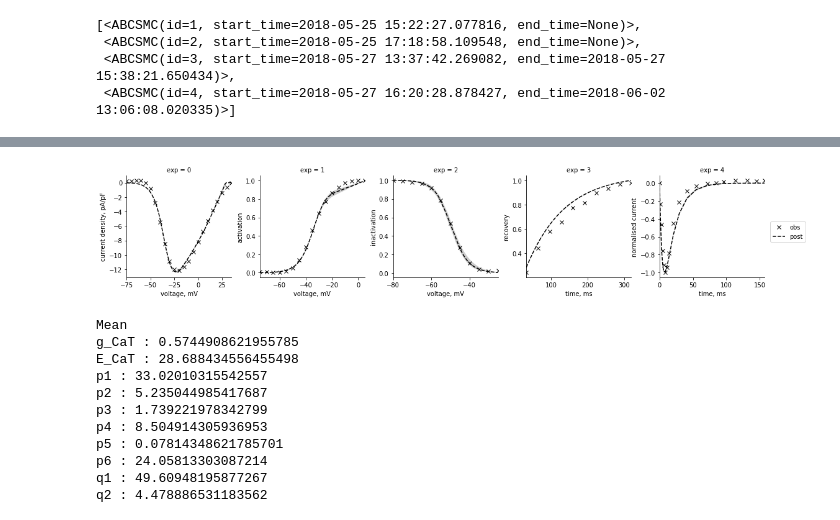
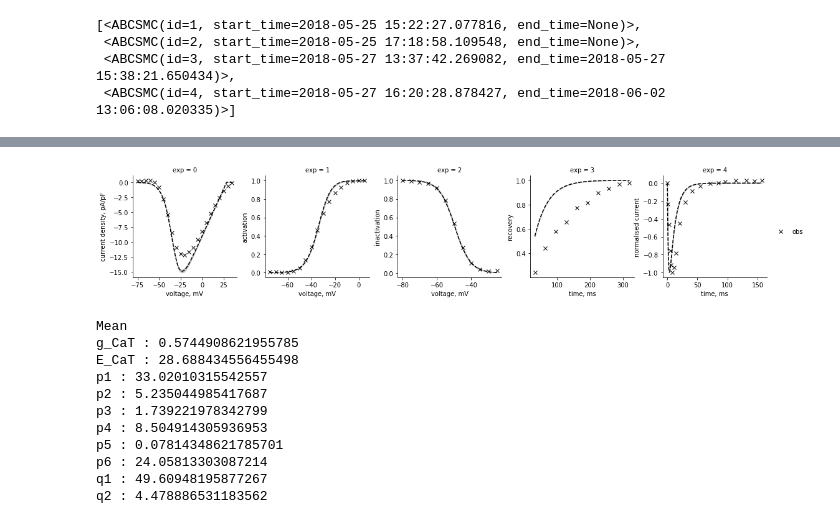
Before and after one commit to charleshouston/ion-channel-ABC, a Jupyter notebook: notebooks/hl-1_icat.ipynb, the cells around one changed output, grey strips where cells are left out. Saved outputs shown, nothing was run; the diff lists cells and outputs as text; code cells hidden in the pictures.

```diff
--- a/notebooks/hl-1_icat.ipynb
+++ b/notebooks/hl-1_icat.ipynb
@@ -26,7 +82,7 @@ ModuleNotFoundError: No module named 'pyabc_custom'
 # %% [markdown]
 # Get experimental measurements
 # %%
-myokit_python = ("/s/chouston/miniconda3/envs" +
+myokit_python = ("/scratch/cph211/miniconda3/envs" +
                  "/ion_channel_ABC/bin/python")
 args = [myokit_python, "get_measurements.py"]
 args.append('icat')
@@ -36,6 +92,7 @@ measurements = pd.read_table(BytesIO(re.stdout),
                              header=0, index_col=False)
 obs = measurements.to_dict()['y']
 exp = measurements.to_dict()['exp']
+errs = measurements.to_dict()['errs']
 # %% [markdown]
 # Set limits and generate uniform initial priors
 # %%
@@ -87,6 +230,0 @@ plot_kde_matrix(df, w, limits=limits, colorbar=False)
-# %%
-from visualization_custom import plot_sim_results
-import matplotlib.style as style
-import seaborn as sns
-sns.set(style=""
-plot_sim_results(history, "icat", n_samples=10, obs=measurements)
@@ -110,15 +431,15 @@ history.id = 4
 # %%
 from visualization_custom import plot_sim_results
-g = plot_sim_results(history, 'icat', n_samples=10, obs=measurements, original=False)
+g = plot_sim_results(history, 'icat', n_samples=200, obs=measurements, n_x=200)
 xlabels = ["voltage, mV", "voltage, mV", "voltage, mV", "time, ms", "time, ms"]
 ylabels = ["current density, pA/pF", "activation", "inactivation", "recovery", "normalised current"]
 for ax, xl in zip(g.axes.flatten(), xlabels):
     ax.set_xlabel(xl)
 for ax, yl in zip(g.axes.flatten(), ylabels):
     ax.set_ylabel(yl)
-plt.savefig('icat_results.pdf', format='pdf', dpi=1000)
+#plt.savefig('icat_results.pdf', format='pdf', dpi=1000)
 # %% [output]
-[figure, old version]
+[figure, new version]
 # %%
 df, w = abc.history.get_distribution(m=0)
 plot_kde_matrix(df, w, limits=limits, colorbar=False)
```
Also changed, not shown: parts of 30 cells of this notebook, 7 other files.
